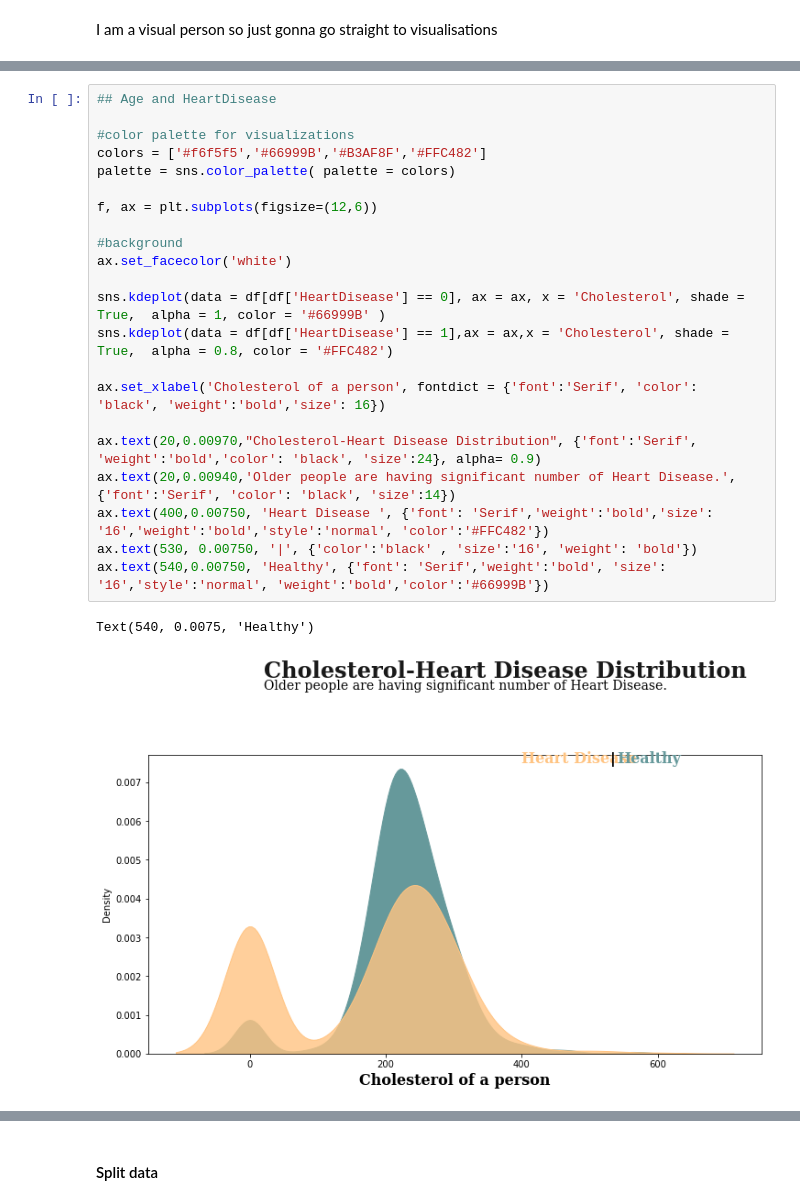
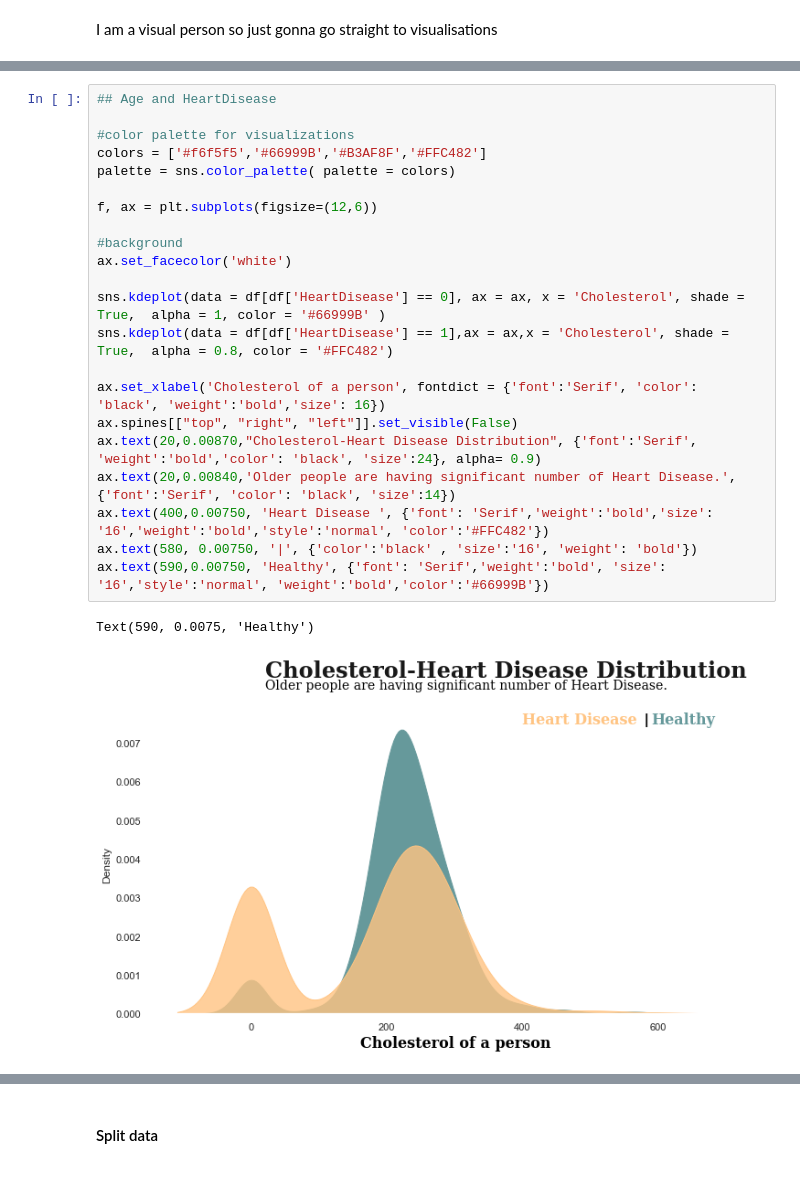
Before and after one commit to paulynamagana/heart_failure_predict, a Jupyter notebook: heart_failure_prediction.ipynb, the cells around one changed output, grey strips where cells are left out. Saved outputs shown, nothing was run; the diff lists cells and outputs as text; blank space fills up the shorter version.

Commit message:
heartfailure

```diff
--- a/heart_failure_prediction.ipynb
+++ b/heart_failure_prediction.ipynb
@@ -126,28 +128,28 @@ for i in df.columns:
 # %%
 ## Age and HeartDisease
 
 #color palette for visualizations
 colors = ['#f6f5f5','#66999B','#B3AF8F','#FFC482']
 palette = sns.color_palette( palette = colors)
 
 f, ax = plt.subplots(figsize=(12,6))
 
 #background
 ax.set_facecolor('white')
 
 sns.kdeplot(data = df[df['HeartDisease'] == 0], ax = ax, x = 'Cholesterol', shade = True,  alpha = 1, color = '#66999B' )
 sns.kdeplot(data = df[df['HeartDisease'] == 1],ax = ax,x = 'Cholesterol', shade = True,  alpha = 0.8, color = '#FFC482')
 
 ax.set_xlabel('Cholesterol of a person', fontdict = {'font':'Serif', 'color': 'black', 'weight':'bold','size': 16})
-
-ax.text(20,0.00970,"Cholesterol-Heart Disease Distribution", {'font':'Serif', 'weight':'bold','color': 'black', 'size':24}, alpha= 0.9)
-ax.text(20,0.00940,'Older people are having significant number of Heart Disease.', {'font':'Serif', 'color': 'black', 'size':14})
+ax.spines[["top", "right", "left"]].set_visible(False)
+ax.text(20,0.00870,"Cholesterol-Heart Disease Distribution", {'font':'Serif', 'weight':'bold','color': 'black', 'size':24}, alpha= 0.9)
+ax.text(20,0.00840,'Older people are having significant number of Heart Disease.', {'font':'Serif', 'color': 'black', 'size':14})
 ax.text(400,0.00750, 'Heart Disease ', {'font': 'Serif','weight':'bold','size': '16','weight':'bold','style':'normal', 'color':'#FFC482'})
-ax.text(530, 0.00750, '|', {'color':'black' , 'size':'16', 'weight': 'bold'})
-ax.text(540,0.00750, 'Healthy', {'font': 'Serif','weight':'bold', 'size': '16','style':'normal', 'weight':'bold','color':'#66999B'})
+ax.text(580, 0.00750, '|', {'color':'black' , 'size':'16', 'weight': 'bold'})
+ax.text(590,0.00750, 'Healthy', {'font': 'Serif','weight':'bold', 'size': '16','style':'normal', 'weight':'bold','color':'#66999B'})
 # %% [output]
-Text(540, 0.0075, 'Healthy')
+Text(590, 0.0075, 'Healthy')
-[figure, old version]
+[figure, new version]
 # %%
 sns.boxplot(data=df, x="ChestPainType", y="Cholesterol")
 # %% [output]
```
Also changed, not shown: parts of 28 cells of this notebook, 1 other file.
